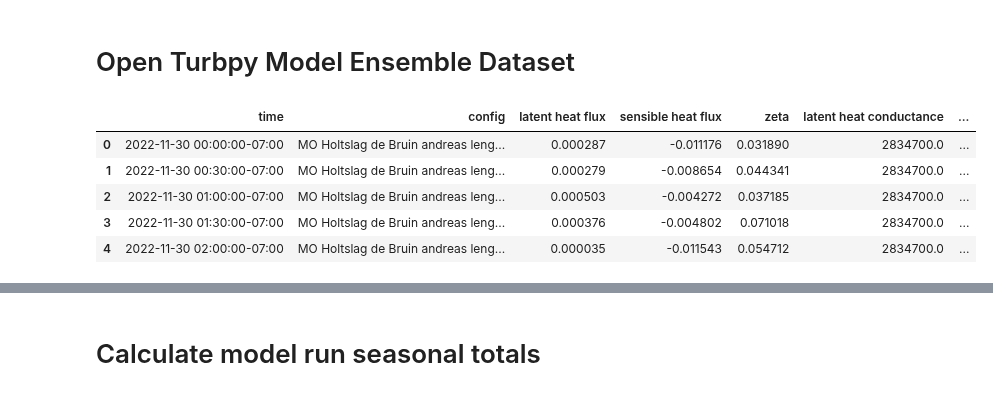
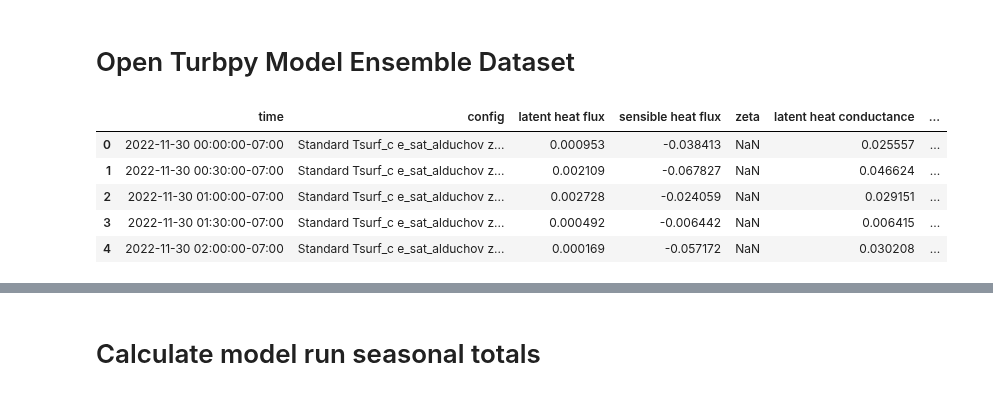
Before and after one commit to elischwat/sublimationofsnow, a Jupyter notebook: analysis/paper1/figure5_multimodel_comparison.ipynb, the cells around one changed output, grey strips where cells are left out. Cells and saved outputs as stored; diff of their text form; code cells hidden in the pictures.

```diff
--- a/analysis/paper1/figure5_multimodel_comparison.ipynb
+++ b/analysis/paper1/figure5_multimodel_comparison.ipynb
@@ -26,30 +26,30 @@ tidy_df_5Min = tidy_df_5Min.set_index('time').sort_index().loc[start_date:end_da
 # %% [markdown]
 # Open Turbpy Model Ensemble Dataset
 # %%
-model_df = pd.read_parquet("model_results_test.parquet")
+model_df = pd.read_parquet("model_results.parquet")
 # add a bunch of columns that are descriptive, from the config column which has multiple bits of info
 model_df['z0'] = model_df['config'].apply(
     lambda v: v.split(' ')[-1]
 )
 model_df['e_sat_curve'] = model_df['config'].apply(
     lambda v: 'metpy' if 'metpy' in v else 'alduchov'
 )
 model_df['surface_measurement'] = model_df['config'].apply(
     lambda v: v.split(' ')[-3]
 )
 model_df['scheme'] = model_df['config'].apply(
     lambda v: 'andreas' if 'andreas lengths' in v else 'yang'
 )
 model_df['most_config'] = model_df['config'].apply(lambda s: ' '.join(s.split(' ')[:-3]))
 # remove the scalar roughness length parameterization info
 model_df['most_config'] = model_df['most_config'].str.replace(' andreas lengths', '')
 
 model_df['time'] = model_df['time'].dt.tz_localize('US/Mountain')
 model_df.head()
 # %% [output]
 |  | time | config | latent heat flux | sensible heat flux | zeta | latent heat conductance | ... |
-| 0 | 2022-11-30 00:00:00-07:00 | MO Holtslag de Bruin andreas leng... | 0.000287 | -0.011176 | 0.031890 | 2834700.0 | ... |
-| 1 | 2022-11-30 00:30:00-07:00 | MO Holtslag de Bruin andreas leng... | 0.000279 | -0.008654 | 0.044341 | 2834700.0 | ... |
-| 2 | 2022-11-30 01:00:00-07:00 | MO Holtslag de Bruin andreas leng... | 0.000503 | -0.004272 | 0.037185 | 2834700.0 | ... |
-| 3 | 2022-11-30 01:30:00-07:00 | MO Holtslag de Bruin andreas leng... | 0.000376 | -0.004802 | 0.071018 | 2834700.0 | ... |
-| 4 | 2022-11-30 02:00:00-07:00 | MO Holtslag de Bruin andreas leng... | 0.000035 | -0.011543 | 0.054712 | 2834700.0 | ... |
+| 0 | 2022-11-30 00:00:00-07:00 | Standard Tsurf_c e_sat_alduchov z... | 0.000953 | -0.038413 | NaN | 0.025557 | ... |
+| 1 | 2022-11-30 00:30:00-07:00 | Standard Tsurf_c e_sat_alduchov z... | 0.002109 | -0.067827 | NaN | 0.046624 | ... |
+| 2 | 2022-11-30 01:00:00-07:00 | Standard Tsurf_c e_sat_alduchov z... | 0.002728 | -0.024059 | NaN | 0.029151 | ... |
+| 3 | 2022-11-30 01:30:00-07:00 | Standard Tsurf_c e_sat_alduchov z... | 0.000492 | -0.006442 | NaN | 0.006415 | ... |
+| 4 | 2022-11-30 02:00:00-07:00 | Standard Tsurf_c e_sat_alduchov z... | 0.000169 | -0.057172 | NaN | 0.030208 | ... |
```
Also changed, not shown: parts of 67 cells of this notebook, 4 other files.
